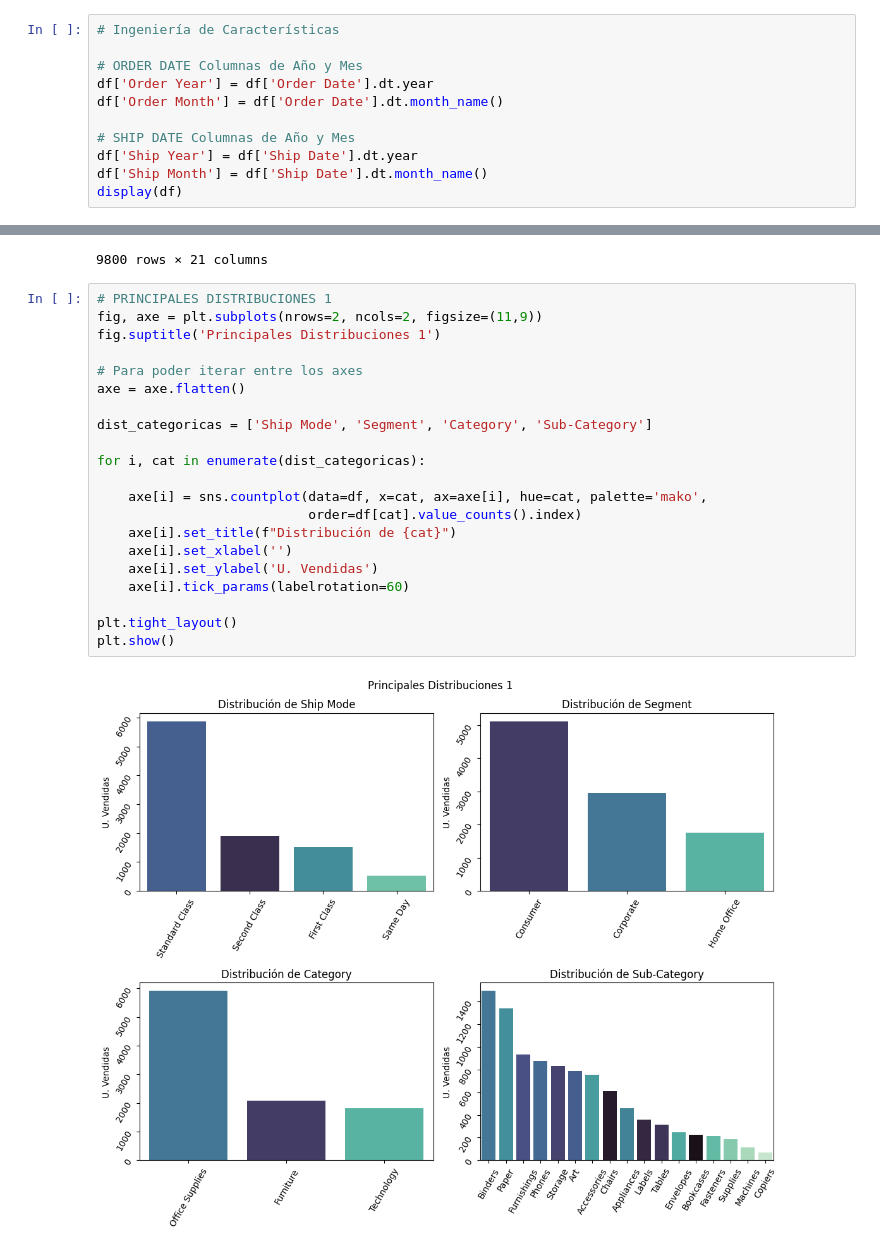
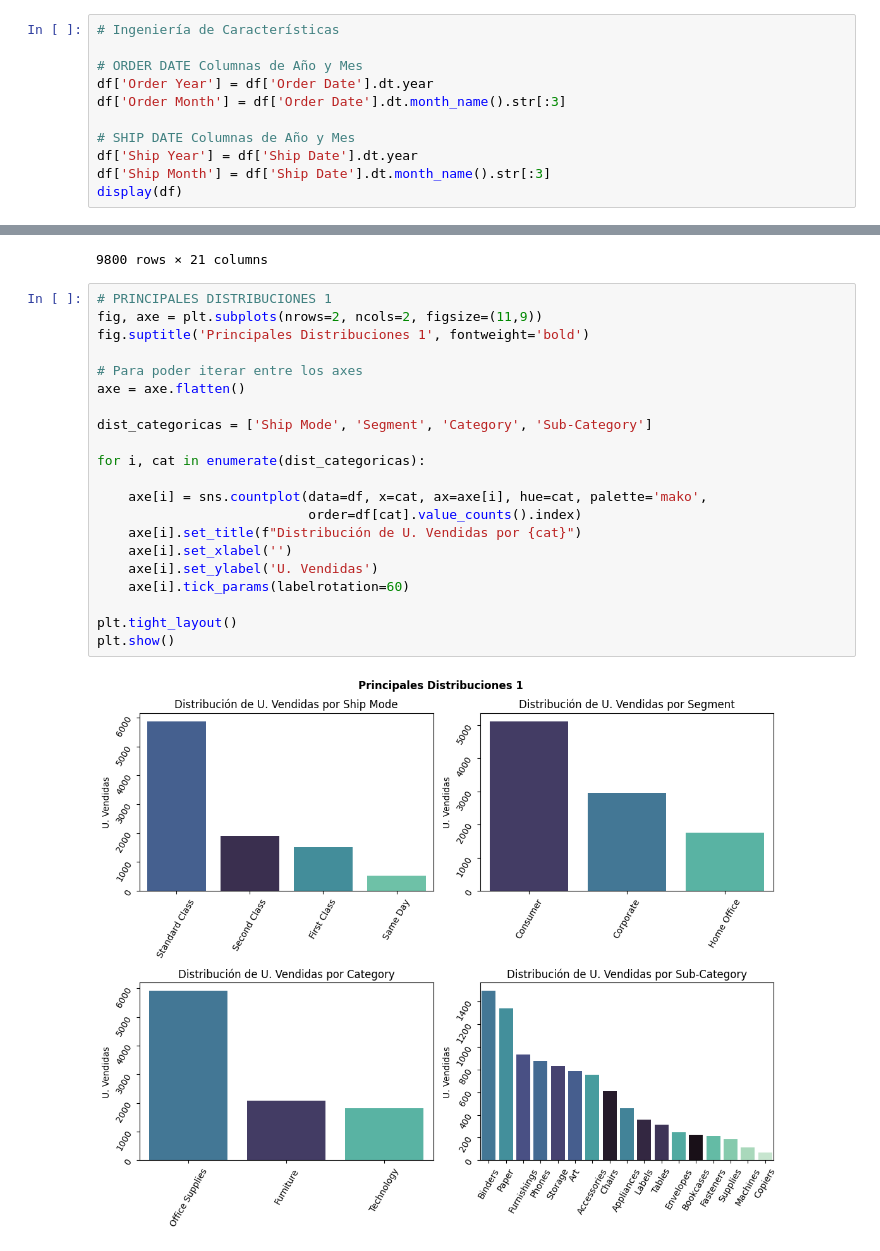
Before and after one commit to christianV1zcardo/Proyect_superstore_sales, a Jupyter notebook: superstore_sales.ipynb, the cells around one changed output, grey strips where cells are left out. Saved outputs shown, nothing was run; the diff lists cells and outputs as text.

Commit message:
Dist 1 y 2 + Images

```diff
--- a/superstore_sales.ipynb
+++ b/superstore_sales.ipynb
@@ -78,11 +77,11 @@ df = df.drop(columns='Row ID')
 
 # ORDER DATE Columnas de Año y Mes
 df['Order Year'] = df['Order Date'].dt.year
-df['Order Month'] = df['Order Date'].dt.month_name()
+df['Order Month'] = df['Order Date'].dt.month_name().str[:3]
 
 # SHIP DATE Columnas de Año y Mes
 df['Ship Year'] = df['Ship Date'].dt.year
-df['Ship Month'] = df['Ship Date'].dt.month_name()
+df['Ship Month'] = df['Ship Date'].dt.month_name().str[:3]
 display(df)
 # %% [output]
 |  | Order ID | Order Date | Ship Date | Ship Mode | Customer ID | Customer Name | Segment | Country | City | ... |
@@ -101,23 +100,23 @@ display(df)
 # %%
 # PRINCIPALES DISTRIBUCIONES 1
 fig, axe = plt.subplots(nrows=2, ncols=2, figsize=(11,9))
-fig.suptitle('Principales Distribuciones 1')
+fig.suptitle('Principales Distribuciones 1', fontweight='bold')
 
 # Para poder iterar entre los axes
 axe = axe.flatten()
 
 dist_categoricas = ['Ship Mode', 'Segment', 'Category', 'Sub-Category']
 
 for i, cat in enumerate(dist_categoricas):
 
     axe[i] = sns.countplot(data=df, x=cat, ax=axe[i], hue=cat, palette='mako',
                            order=df[cat].value_counts().index)
-    axe[i].set_title(f"Distribución de {cat}")
+    axe[i].set_title(f"Distribución de U. Vendidas por {cat}")
     axe[i].set_xlabel('')
     axe[i].set_ylabel('U. Vendidas')
     axe[i].tick_params(labelrotation=60)
 
 plt.tight_layout()
 plt.show()
 # %% [output]
-[figure, old version]
+[figure, new version]
```
Also changed, not shown: parts of 2 cells of this notebook, 3 other files.
